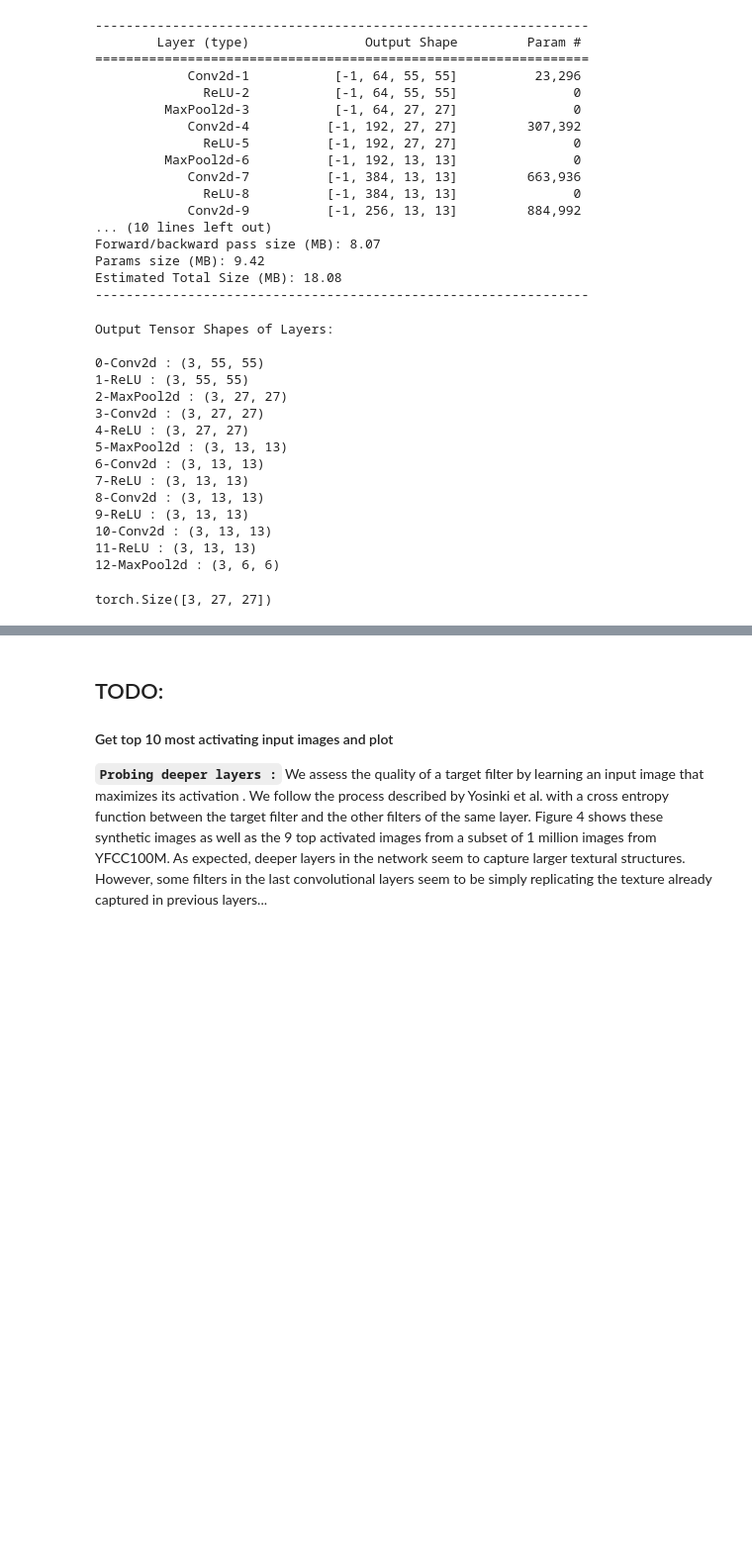
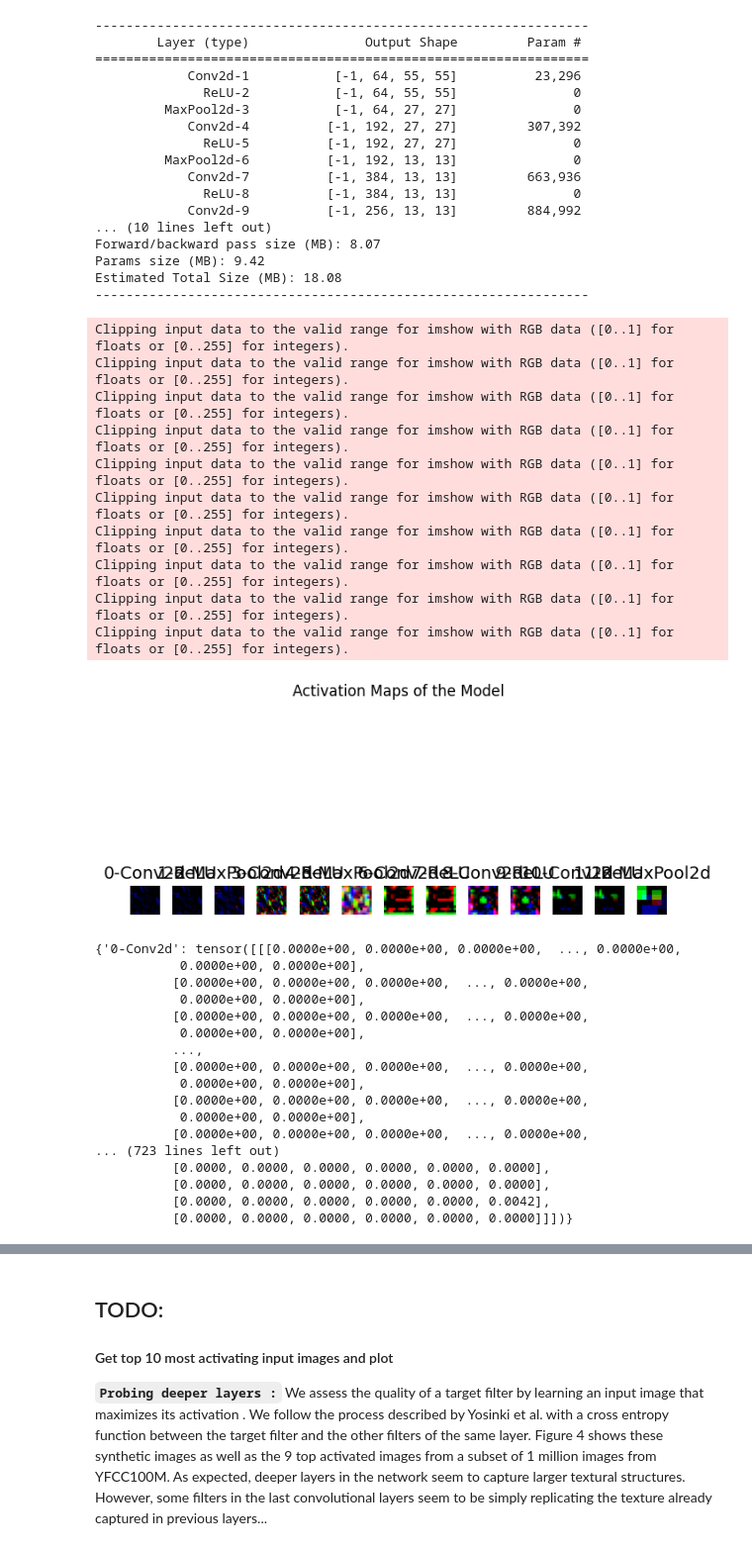
Before and after one commit to luftmeer/DeepCluster, a Jupyter notebook: deepcluster/Visualize.ipynb, the cells around one changed output, grey strips where cells are left out. Shown at 99% size. Drawn from its saved outputs; the diff is of its cells as text; code cells hidden in the pictures; blank space fills up the shorter version.

Commit message:
Activation Maps

```diff
--- a/deepcluster/Visualize.ipynb
+++ b/deepcluster/Visualize.ipynb
@@ -104,24 +63,34 @@ def store_activations(model: nn.Module, img: Tensor, reduce_dims=False, verbose=
 # %%
 img, label = imagenet[1200]
-activation_maps = store_activations(model=model, img=img, verbose=True, reduce_dims=True)
+maps = ActivationMaps(model=model)
-# %% [output]
-Output Tensor Shapes of Layers:
-
-0-Conv2d : (3, 55, 55)
-1-ReLU : (3, 55, 55)
-2-MaxPool2d : (3, 27, 27)
-3-Conv2d : (3, 27, 27)
-4-ReLU : (3, 27, 27)
-5-MaxPool2d : (3, 13, 13)
-6-Conv2d : (3, 13, 13)
-7-ReLU : (3, 13, 13)
-8-Conv2d : (3, 13, 13)
-9-ReLU : (3, 13, 13)
-10-Conv2d : (3, 13, 13)
-11-ReLU : (3, 13, 13)
-12-MaxPool2d : (3, 6, 6)
 # %%
-activation = activation_maps["4-ReLU"]
-activation.shape
+maps(img, visuals=True)
 # %% [output]
-torch.Size([3, 27, 27])
+Clipping input data to the valid range for imshow with RGB data ([0..1] for floats or [0..255] for integers).
+Clipping input data to the valid range for imshow with RGB data ([0..1] for floats or [0..255] for integers).
+Clipping input data to the valid range for imshow with RGB data ([0..1] for floats or [0..255] for integers).
+Clipping input data to the valid range for imshow with RGB data ([0..1] for floats or [0..255] for integers).
+Clipping input data to the valid range for imshow with RGB data ([0..1] for floats or [0..255] for integers).
+Clipping input data to the valid range for imshow with RGB data ([0..1] for floats or [0..255] for integers).
+Clipping input data to the valid range for imshow with RGB data ([0..1] for floats or [0..255] for integers).
+Clipping input data to the valid range for imshow with RGB data ([0..1] for floats or [0..255] for integers).
+Clipping input data to the valid range for imshow with RGB data ([0..1] for floats or [0..255] for integers).
+Clipping input data to the valid range for imshow with RGB data ([0..1] for floats or [0..255] for integers).
+[figure, added]
+{'0-Conv2d': tensor([[[0.0000e+00, 0.0000e+00, 0.0000e+00,  ..., 0.0000e+00,
+           0.0000e+00, 0.0000e+00],
+          [0.0000e+00, 0.0000e+00, 0.0000e+00,  ..., 0.0000e+00,
+           0.0000e+00, 0.0000e+00],
+          [0.0000e+00, 0.0000e+00, 0.0000e+00,  ..., 0.0000e+00,
+           0.0000e+00, 0.0000e+00],
+          ...,
+          [0.0000e+00, 0.0000e+00, 0.0000e+00,  ..., 0.0000e+00,
+           0.0000e+00, 0.0000e+00],
+          [0.0000e+00, 0.0000e+00, 0.0000e+00,  ..., 0.0000e+00,
+           0.0000e+00, 0.0000e+00],
+          [0.0000e+00, 0.0000e+00, 0.0000e+00,  ..., 0.0000e+00,
+... (723 lines left out)
+          [0.0000, 0.0000, 0.0000, 0.0000, 0.0000, 0.0000],
+          [0.0000, 0.0000, 0.0000, 0.0000, 0.0000, 0.0000],
+          [0.0000, 0.0000, 0.0000, 0.0000, 0.0000, 0.0042],
+          [0.0000, 0.0000, 0.0000, 0.0000, 0.0000, 0.0000]]])}
```
Also changed, not shown: parts of 5 cells of this notebook, 4 other files.
